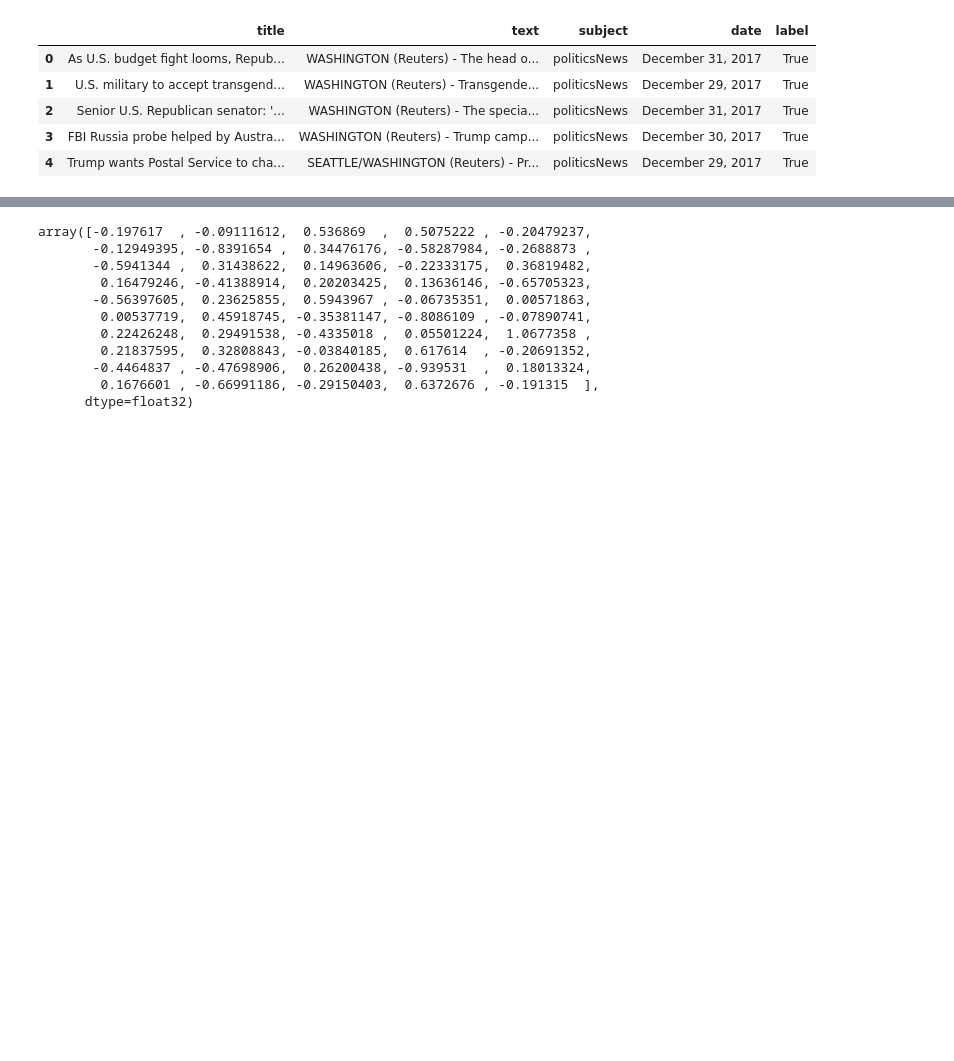
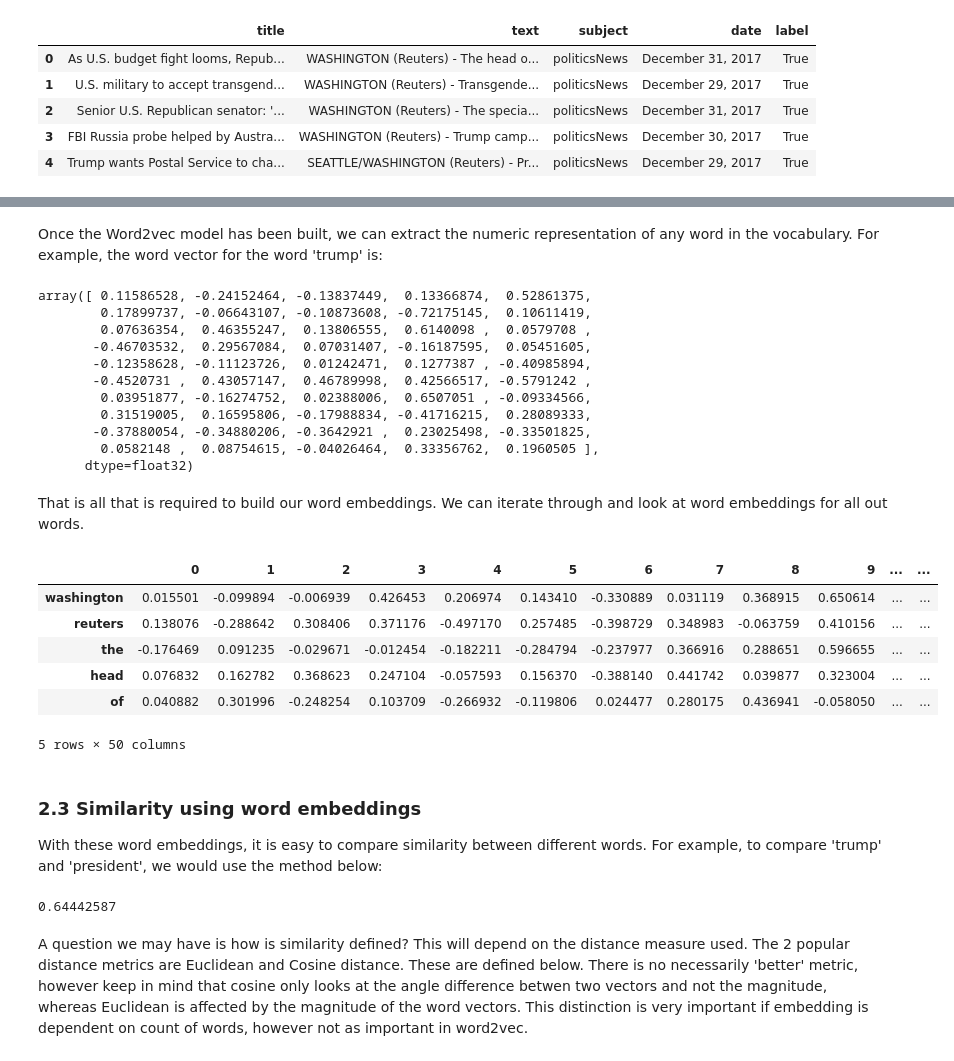
Before and after one commit to skykii12/Python_DataScience_Handbook, a Jupyter notebook: Text Embedding/text_embeddings.ipynb, the cells around one changed output, grey strips where cells are left out. Cells and saved outputs as stored; diff of their text form; code cells hidden in the pictures; blank space fills up the shorter version.

```diff
--- a/Text Embedding/text_embeddings.ipynb
+++ b/Text Embedding/text_embeddings.ipynb
@@ -76,23 +89,50 @@ sent = [list(tokenize(row, lowercase=True)) for row in df['text']]
 # build doc2vec model
 word2vec_model = Word2Vec(
     sent
-    ,min_count=1
+    ,min_count=100
     ,size= 50
     ,workers=8
     ,window =3
     ,sg = 1
 )
+# %% [markdown]
+Once the Word2vec model has been built, we can extract the numeric representation of any word in the vocabulary. For example, the word vector for the word 'trump' is:
 # %%
 word2vec_model.wv['trump']
 # %% [output]
-array([-0.197617  , -0.09111612,  0.536869  ,  0.5075222 , -0.20479237,
-       -0.12949395, -0.8391654 ,  0.34476176, -0.58287984, -0.2688873 ,
-       -0.5941344 ,  0.31438622,  0.14963606, -0.22333175,  0.36819482,
-        0.16479246, -0.41388914,  0.20203425,  0.13636146, -0.65705323,
-       -0.56397605,  0.23625855,  0.5943967 , -0.06735351,  0.00571863,
-        0.00537719,  0.45918745, -0.35381147, -0.8086109 , -0.07890741,
-        0.22426248,  0.29491538, -0.4335018 ,  0.05501224,  1.0677358 ,
-        0.21837595,  0.32808843, -0.03840185,  0.617614  , -0.20691352,
-       -0.4464837 , -0.47698906,  0.26200438, -0.939531  ,  0.18013324,
-        0.1676601 , -0.66991186, -0.29150403,  0.6372676 , -0.191315  ],
+array([ 0.11586528, -0.24152464, -0.13837449,  0.13366874,  0.52861375,
+        0.17899737, -0.06643107, -0.10873608, -0.72175145,  0.10611419,
+        0.07636354,  0.46355247,  0.13806555,  0.6140098 ,  0.0579708 ,
+       -0.46703532,  0.29567084,  0.07031407, -0.16187595,  0.05451605,
+       -0.12358628, -0.11123726,  0.01242471,  0.1277387 , -0.40985894,
+       -0.4520731 ,  0.43057147,  0.46789998,  0.42566517, -0.5791242 ,
+        0.03951877, -0.16274752,  0.02388006,  0.6507051 , -0.09334566,
+        0.31519005,  0.16595806, -0.17988834, -0.41716215,  0.28089333,
+       -0.37880054, -0.34880206, -0.3642921 ,  0.23025498, -0.33501825,
+        0.0582148 ,  0.08754615, -0.04026464,  0.33356762,  0.1960505 ],
       dtype=float32)
+# %% [markdown]
+That is all that is required to build our word embeddings. We can iterate through and look at word embeddings for all out words.
+# %%
+word_vectors = [word2vec_model.wv[word] for word in word2vec_model.wv.vocab]
+word_vec_df = pd.DataFrame.from_dict(dict(zip(word2vec_model.wv.vocab, word_vectors))).T
+# %%
+word_vec_df.head(5)
+# %% [output]
+|  | 0 | 1 | 2 | 3 | 4 | 5 | 6 | 7 | 8 | 9 | ... | ... |
+| washington | 0.015501 | -0.099894 | -0.006939 | 0.426453 | 0.206974 | 0.143410 | -0.330889 | 0.031119 | 0.368915 | 0.650614 | ... | ... |
+| reuters | 0.138076 | -0.288642 | 0.308406 | 0.371176 | -0.497170 | 0.257485 | -0.398729 | 0.348983 | -0.063759 | 0.410156 | ... | ... |
+| the | -0.176469 | 0.091235 | -0.029671 | -0.012454 | -0.182211 | -0.284794 | -0.237977 | 0.366916 | 0.288651 | 0.596655 | ... | ... |
+| head | 0.076832 | 0.162782 | 0.368623 | 0.247104 | -0.057593 | 0.156370 | -0.388140 | 0.441742 | 0.039877 | 0.323004 | ... | ... |
+| of | 0.040882 | 0.301996 | -0.248254 | 0.103709 | -0.266932 | -0.119806 | 0.024477 | 0.280175 | 0.436941 | -0.058050 | ... | ... |
+5 rows × 50 columns
+# %% [markdown]
+### 2.3 Similarity using word embeddings
+
+With these word embeddings, it is easy to compare similarity between different words. For example, to compare 'trump' and 'president', we would use the method below:
+# %%
+word2vec_model.wv.similarity('trump','president')
+# %% [output]
+0.64442587
+# %% [markdown]
+A question we may have is how is similarity defined? This will depend on the distance measure used. The 2 popular distance metrics are Euclidean and Cosine distance. These are defined below. There is no necessarily 'better' metric, however keep in mind that cosine only looks at the angle difference betwen two vectors and not the magnitude, whereas Euclidean is affected by the magnitude of the word vectors. This distinction is very important if embedding is dependent on count of words, however not as important in word2vec.
```
Also changed, not shown: parts of 24 cells of this notebook, 2 other files.
